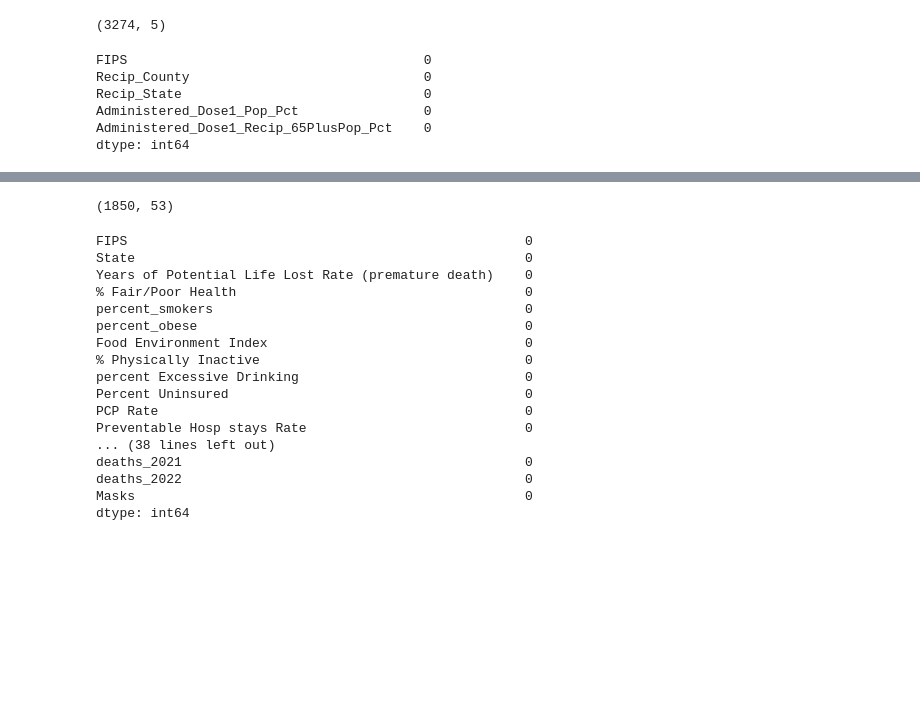
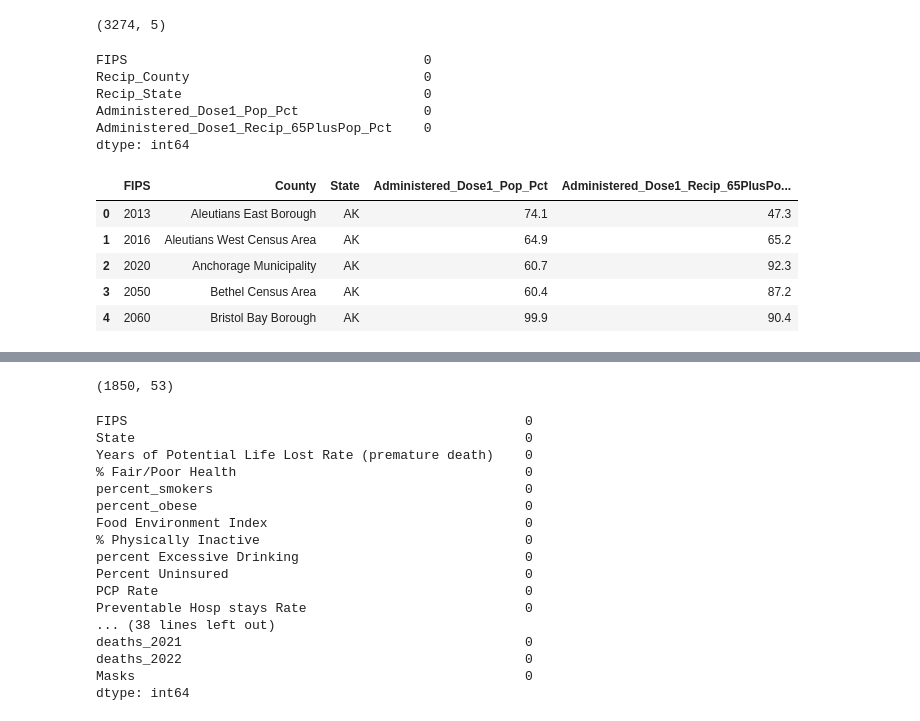
Before and after one commit to rafirahman27/Preparing_for_the_next_Pandemic, a Jupyter notebook: Modeling.ipynb, the cells around one changed output, grey strips where cells are left out. Cells and saved outputs as stored; diff of their text form; code cells hidden in the pictures; blank space fills up the shorter version.

```diff
--- a/Modeling.ipynb
+++ b/Modeling.ipynb
@@ -531,3 +531,14 @@ Recip_State                               0
 Administered_Dose1_Pop_Pct                0
 Administered_Dose1_Recip_65PlusPop_Pct    0
 dtype: int64
+# %%
+county_vax.rename(columns={'Recip_County': 'County', 'Recip_State': 'State'}, inplace=True)
+# %%
+county_vax.head()
+# %% [output]
+|  | FIPS | County | State | Administered_Dose1_Pop_Pct | Administered_Dose1_Recip_65PlusPo... |
+| 0 | 2013 | Aleutians East Borough | AK | 74.1 | 47.3 |
+| 1 | 2016 | Aleutians West Census Area | AK | 64.9 | 65.2 |
+| 2 | 2020 | Anchorage Municipality | AK | 60.7 | 92.3 |
+| 3 | 2050 | Bethel Census Area | AK | 60.4 | 87.2 |
+| 4 | 2060 | Bristol Bay Borough | AK | 99.9 | 90.4 |
```
Also changed, not shown: parts of 16 cells of this notebook, 1 other file.
